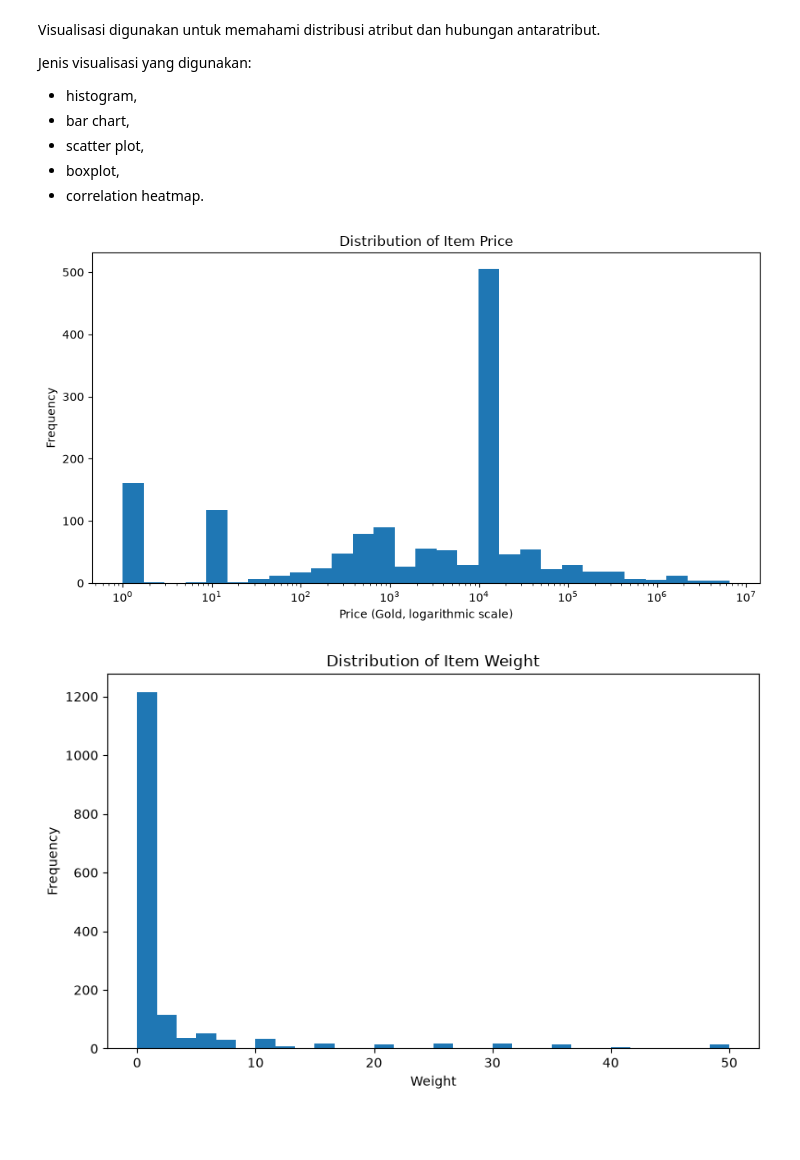
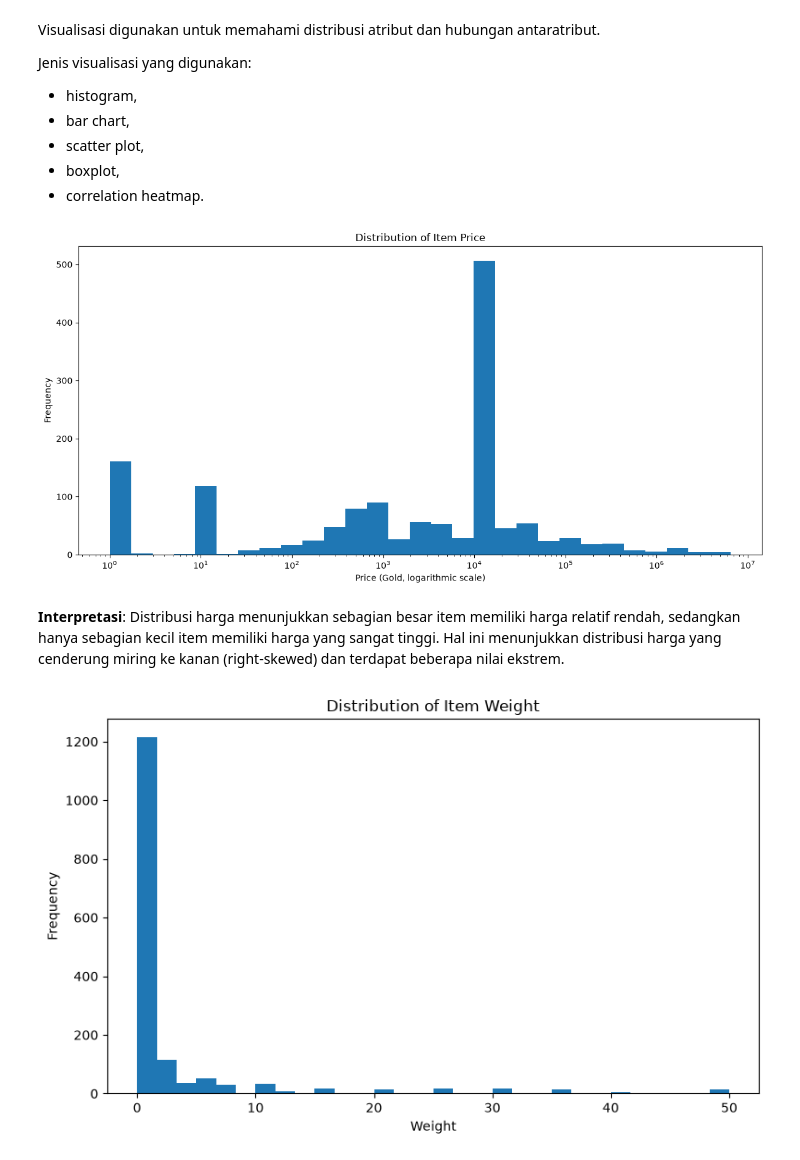
Before and after one commit to liuccio/Praktikum-DM, a Jupyter notebook: tugas-scrapping-eda/5054251037_Lioneil Diyoel Trystan Tikupadang_Tugas_Scrapping_dan_EDA.ipynb, the cells around one changed output. Saved outputs shown, nothing was run; the diff lists cells and outputs as text; code cells hidden in the pictures; blank space fills up the shorter version.

```diff
--- a/tugas-scrapping-eda/5054251037_Lioneil Diyoel Trystan Tikupadang_Tugas_Scrapping_dan_EDA.ipynb
+++ b/tugas-scrapping-eda/5054251037_Lioneil Diyoel Trystan Tikupadang_Tugas_Scrapping_dan_EDA.ipynb
@@ -978,3 +944,30 @@ Lima fitur utama yang digunakan:
 - `category`
 
 `name` digunakan sebagai identifier, sedangkan `url` digunakan sebagai referensi sumber.
+# %%
+# CLEANING AWAL
+
+before_cleaning = len(df)
+
+# Hapus duplikasi berdasarkan URL
+df = df.drop_duplicates(
+    subset=["url"]
+).copy()
+
+# Hapus halaman indeks /items/ yang bukan item individual
+df = df[
+    df["url"] != "https://paldex.gg/items/"
+].copy()
+
+# Reset index setelah cleaning
+df = df.reset_index(drop=True)
+
+after_cleaning = len(df)
+
+print("Jumlah baris sebelum cleaning :", before_cleaning)
+print("Jumlah baris setelah cleaning :", after_cleaning)
+print("Jumlah baris dihapus          :", before_cleaning - after_cleaning)
+
+display(
+    df.head()
+)
@@ -1469,30 +1468,30 @@ Jenis visualisasi yang digunakan:
 # %%
 # DISTRIBUTION OF ITEM PRICE
 
 price = df["price"].dropna()
 price = price[price > 0]
 
+# Membuat bin secara logaritmik
 bins = np.logspace(
     np.log10(price.min()),
     np.log10(price.max()),
     30
 )
 
-plt.figure(figsize=(9, 5))
+plt.figure(figsize=(12, 6))
 
-plt.hist(
-    price,
-    bins=bins
-)
+plt.hist(price, bins=bins)
 
 plt.xscale("log")
 
+plt.title("Distribution of Item Price")
 plt.xlabel("Price (Gold, logarithmic scale)")
 plt.ylabel("Frequency")
-plt.title("Distribution of Item Price")
 
 plt.tight_layout()
 plt.show()
 # %% [output]
-[figure, old version]
+[figure, new version]
+# %% [markdown]
+**Interpretasi**: Distribusi harga menunjukkan sebagian besar item memiliki harga relatif rendah, sedangkan hanya sebagian kecil item memiliki harga yang sangat tinggi. Hal ini menunjukkan distribusi harga yang cenderung miring ke kanan (right-skewed) dan terdapat beberapa nilai ekstrem.
 # %%
```
Also changed, not shown: parts of 36 cells of this notebook, 2 other files.
